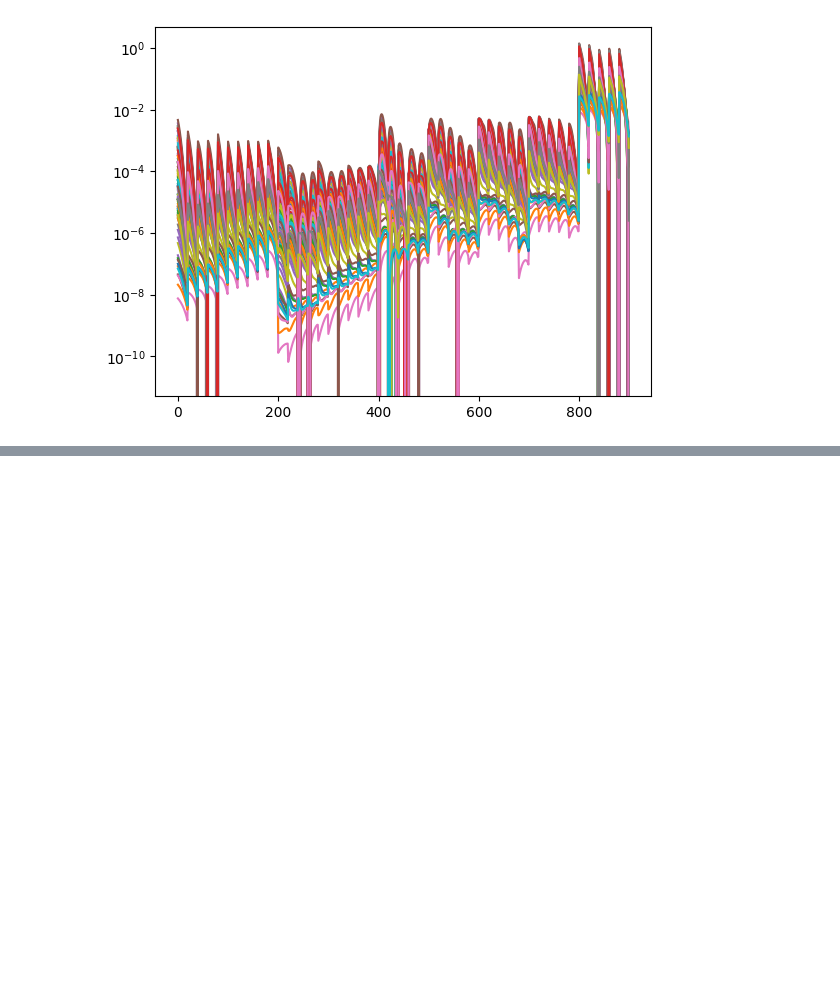
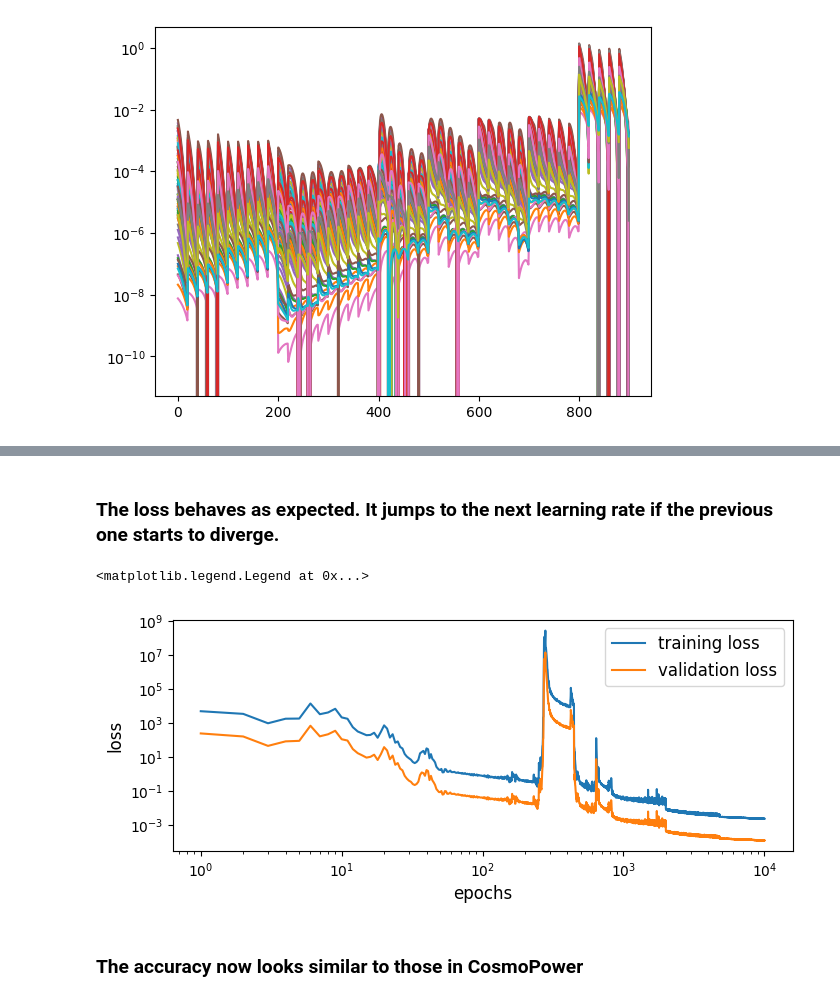
Before and after one commit to pburger112/cosmoemuJAX, a Jupyter notebook: cosmoemu_jax_usage.ipynb, the cells around one changed output, grey strips where cells are left out. Saved outputs shown, nothing was run; the diff lists cells and outputs as text; code cells hidden in the pictures; blank space fills up the shorter version.

```diff
--- a/cosmoemu_jax_usage.ipynb
+++ b/cosmoemu_jax_usage.ipynb
@@ -321,3 +322,20 @@ Training complete. Best val loss: 0.002291. Model saved to outputs/jax_env_lr_up
+# %% [markdown]
+### The loss behaves as expected. It jumps to the next learning rate if the previous one starts to diverge.
+# %%
+emulator_data = np.load('outputs/jax_env_lr_updated.npz')
+plt.figure(figsize=(8,3))
+plt.plot(np.arange(1,len(emulator_data['train_loss'])+1),emulator_data['train_loss']*0.95,label='training loss')
+plt.plot(np.arange(1,len(emulator_data['val_losses'])+1),emulator_data['val_losses']*0.05,label='validation loss')
+plt.xscale('log')
+plt.yscale('log')
+plt.xlabel('epochs',size=12)
+plt.ylabel('loss',size=12)
+plt.legend(fontsize=12)
+# %% [output]
+<matplotlib.legend.Legend at 0x...>
+[figure, added]
+# %% [markdown]
+### The accuracy now looks similar to those in CosmoPower
 # %%
 jax_nn = EmulatorJAX(filepath=f'outputs/jax_env_lr_updated.npz')
 emulated_features = jax_nn.rescaled_predict(test_params)
```
Also changed, not shown: parts of 23 cells of this notebook, 1 other file.
